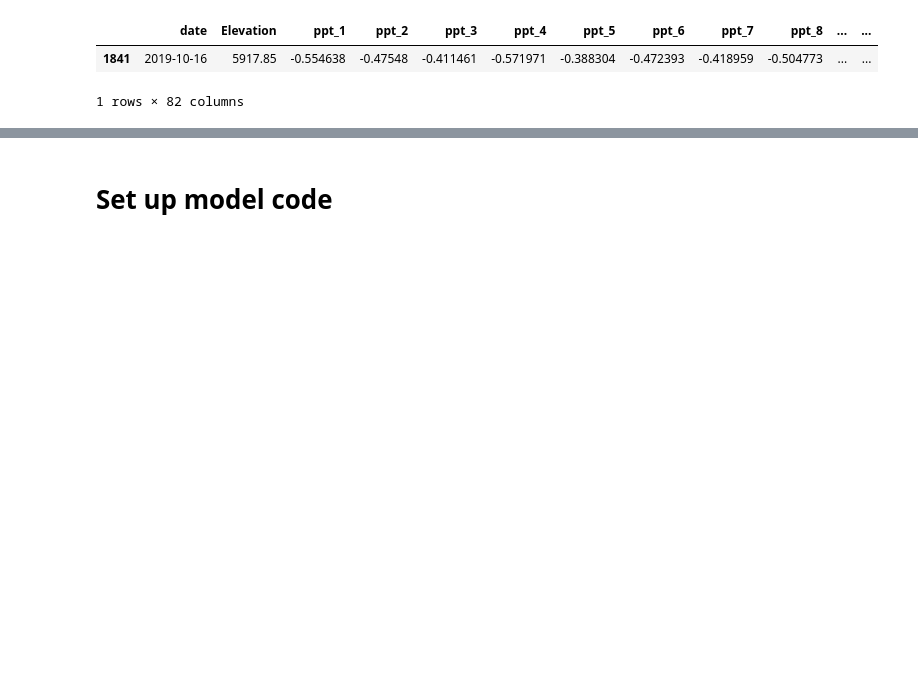
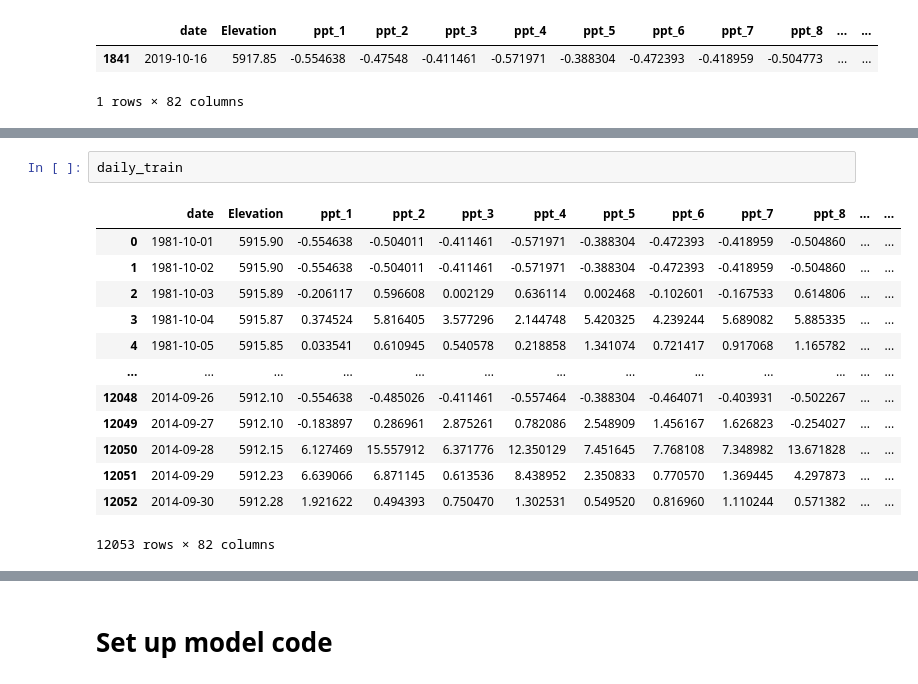
Before and after one commit to scoutiii/BearLakeData, a Jupyter notebook: Model.ipynb, the cells around one changed output, grey strips where cells are left out. Drawn from its saved outputs; the diff is of its cells as text; blank space fills up the shorter version.

```diff
--- a/Model.ipynb
+++ b/Model.ipynb
@@ -280,0 +305,16 @@ len(dataset_train)
+# %%
+daily_train
+# %% [output]
+|  | date | Elevation | ppt_1 | ppt_2 | ppt_3 | ppt_4 | ppt_5 | ppt_6 | ppt_7 | ppt_8 | ... | ... |
+| 0 | 1981-10-01 | 5915.90 | -0.554638 | -0.504011 | -0.411461 | -0.571971 | -0.388304 | -0.472393 | -0.418959 | -0.504860 | ... | ... |
+| 1 | 1981-10-02 | 5915.90 | -0.554638 | -0.504011 | -0.411461 | -0.571971 | -0.388304 | -0.472393 | -0.418959 | -0.504860 | ... | ... |
+| 2 | 1981-10-03 | 5915.89 | -0.206117 | 0.596608 | 0.002129 | 0.636114 | 0.002468 | -0.102601 | -0.167533 | 0.614806 | ... | ... |
+| 3 | 1981-10-04 | 5915.87 | 0.374524 | 5.816405 | 3.577296 | 2.144748 | 5.420325 | 4.239244 | 5.689082 | 5.885335 | ... | ... |
+| 4 | 1981-10-05 | 5915.85 | 0.033541 | 0.610945 | 0.540578 | 0.218858 | 1.341074 | 0.721417 | 0.917068 | 1.165782 | ... | ... |
+| ... | ... | ... | ... | ... | ... | ... | ... | ... | ... | ... | ... | ... |
+| 12048 | 2014-09-26 | 5912.10 | -0.554638 | -0.485026 | -0.411461 | -0.557464 | -0.388304 | -0.464071 | -0.403931 | -0.502267 | ... | ... |
+| 12049 | 2014-09-27 | 5912.10 | -0.183897 | 0.286961 | 2.875261 | 0.782086 | 2.548909 | 1.456167 | 1.626823 | -0.254027 | ... | ... |
+| 12050 | 2014-09-28 | 5912.15 | 6.127469 | 15.557912 | 6.371776 | 12.350129 | 7.451645 | 7.768108 | 7.348982 | 13.671828 | ... | ... |
+| 12051 | 2014-09-29 | 5912.23 | 6.639066 | 6.871145 | 0.613536 | 8.438952 | 2.350833 | 0.770570 | 1.369445 | 4.297873 | ... | ... |
+| 12052 | 2014-09-30 | 5912.28 | 1.921622 | 0.494393 | 0.750470 | 1.302531 | 0.549520 | 0.816960 | 1.110244 | 0.571382 | ... | ... |
+12053 rows × 82 columns
```
Also changed, not shown: parts of 7 cells of this notebook, 12 other files.
